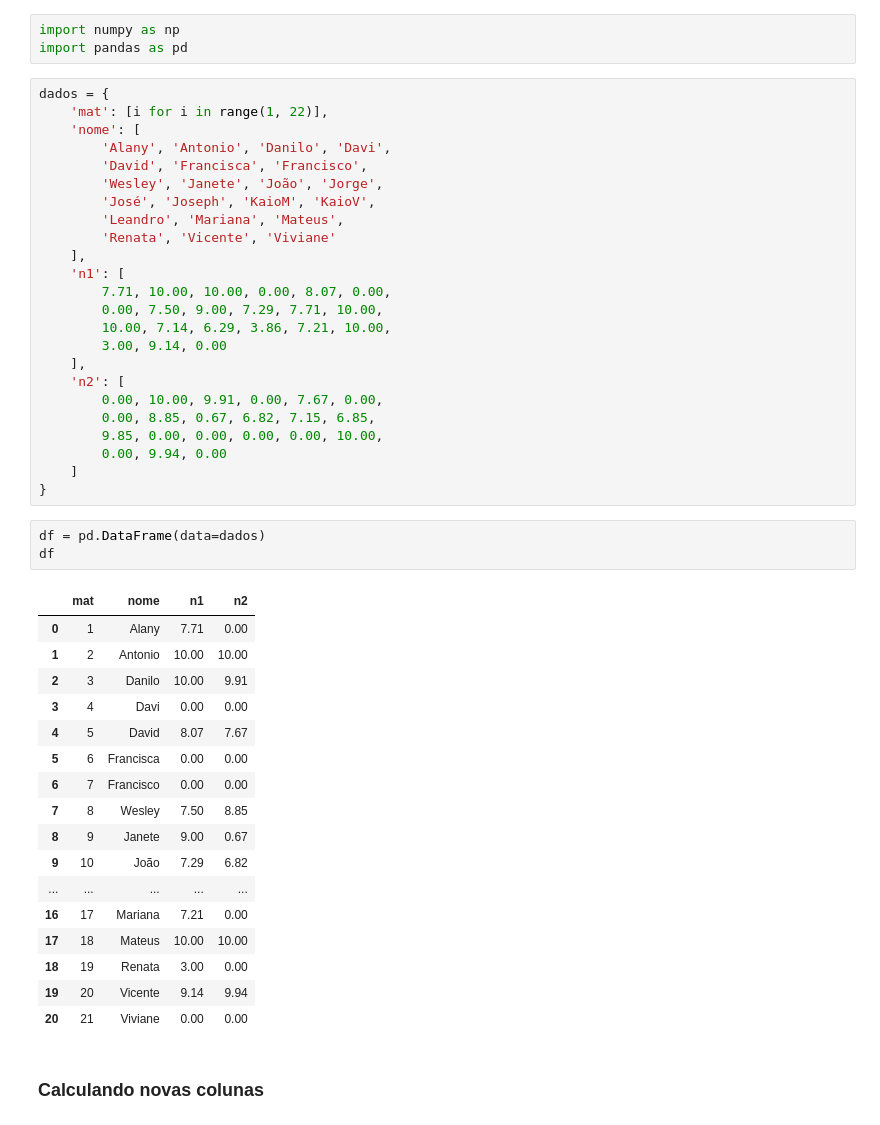
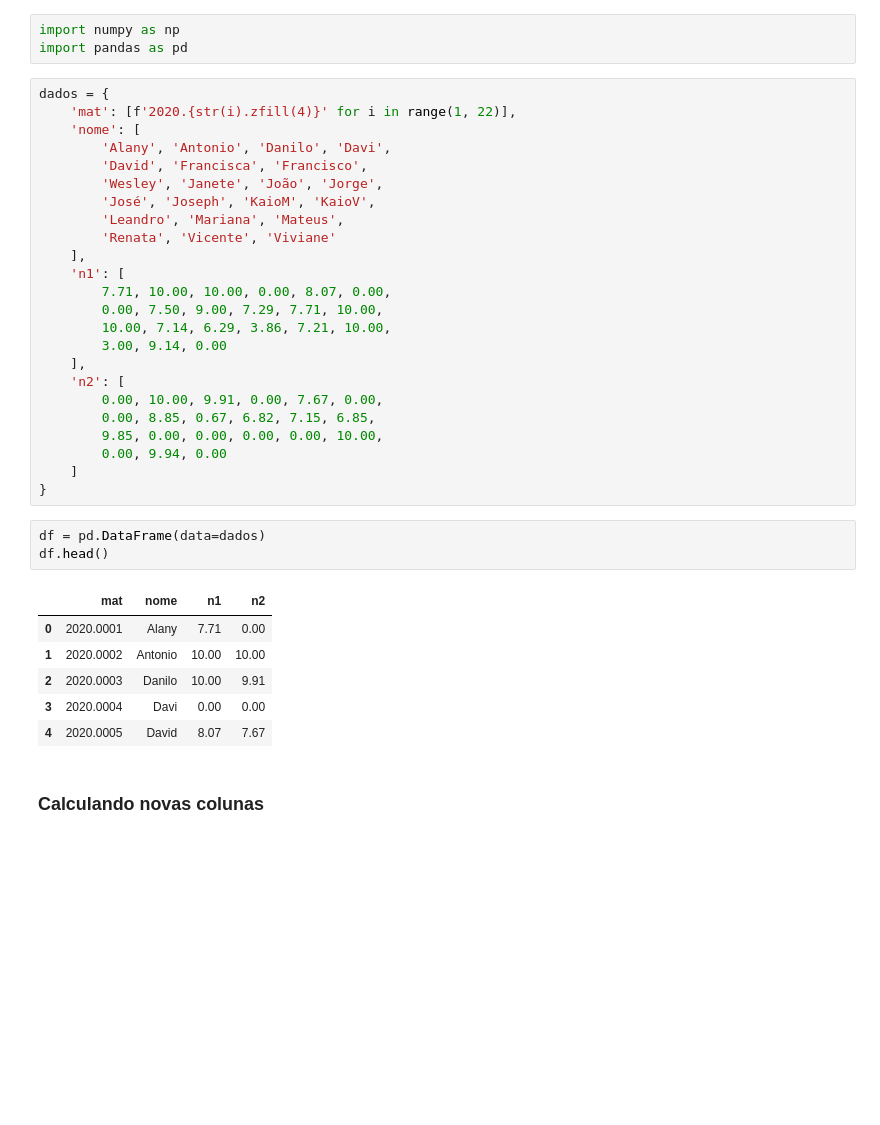
Before and after one commit to vauxgomes/ica, a Jupyter notebook: notebooks/notebook-4.ipynb, the cells around one changed output. Cells and saved outputs as stored; diff of their text form; blank space fills up the shorter version.

```diff
--- a/notebooks/notebook-4.ipynb
+++ b/notebooks/notebook-4.ipynb
@@ -5,7 +22,7 @@ import numpy as np
 import pandas as pd
 # %%
 dados = {
-    'mat': [i for i in range(1, 22)],
+    'mat': [f'2020.{str(i).zfill(4)}' for i in range(1, 22)],
     'nome': [
         'Alany', 'Antonio', 'Danilo', 'Davi',
         'David', 'Francisca', 'Francisco',
@@ -29,25 +46,14 @@ dados = {
 }
 # %%
 df = pd.DataFrame(data=dados)
-df
+df.head()
 # %% [output]
 |  | mat | nome | n1 | n2 |
-| 0 | 1 | Alany | 7.71 | 0.00 |
-| 1 | 2 | Antonio | 10.00 | 10.00 |
-| 2 | 3 | Danilo | 10.00 | 9.91 |
-| 3 | 4 | Davi | 0.00 | 0.00 |
-| 4 | 5 | David | 8.07 | 7.67 |
-| 5 | 6 | Francisca | 0.00 | 0.00 |
-| 6 | 7 | Francisco | 0.00 | 0.00 |
-| 7 | 8 | Wesley | 7.50 | 8.85 |
-| 8 | 9 | Janete | 9.00 | 0.67 |
-| 9 | 10 | João | 7.29 | 6.82 |
-| ... | ... | ... | ... | ... |
-| 16 | 17 | Mariana | 7.21 | 0.00 |
-| 17 | 18 | Mateus | 10.00 | 10.00 |
-| 18 | 19 | Renata | 3.00 | 0.00 |
-| 19 | 20 | Vicente | 9.14 | 9.94 |
-| 20 | 21 | Viviane | 0.00 | 0.00 |
+| 0 | 2020.0001 | Alany | 7.71 | 0.00 |
+| 1 | 2020.0002 | Antonio | 10.00 | 10.00 |
+| 2 | 2020.0003 | Danilo | 10.00 | 9.91 |
+| 3 | 2020.0004 | Davi | 0.00 | 0.00 |
+| 4 | 2020.0005 | David | 8.07 | 7.67 |
 # %% [markdown]
 ### Calculando novas colunas
 # %%
```
Also changed, not shown: parts of 39 cells of this notebook, 1 other file.
